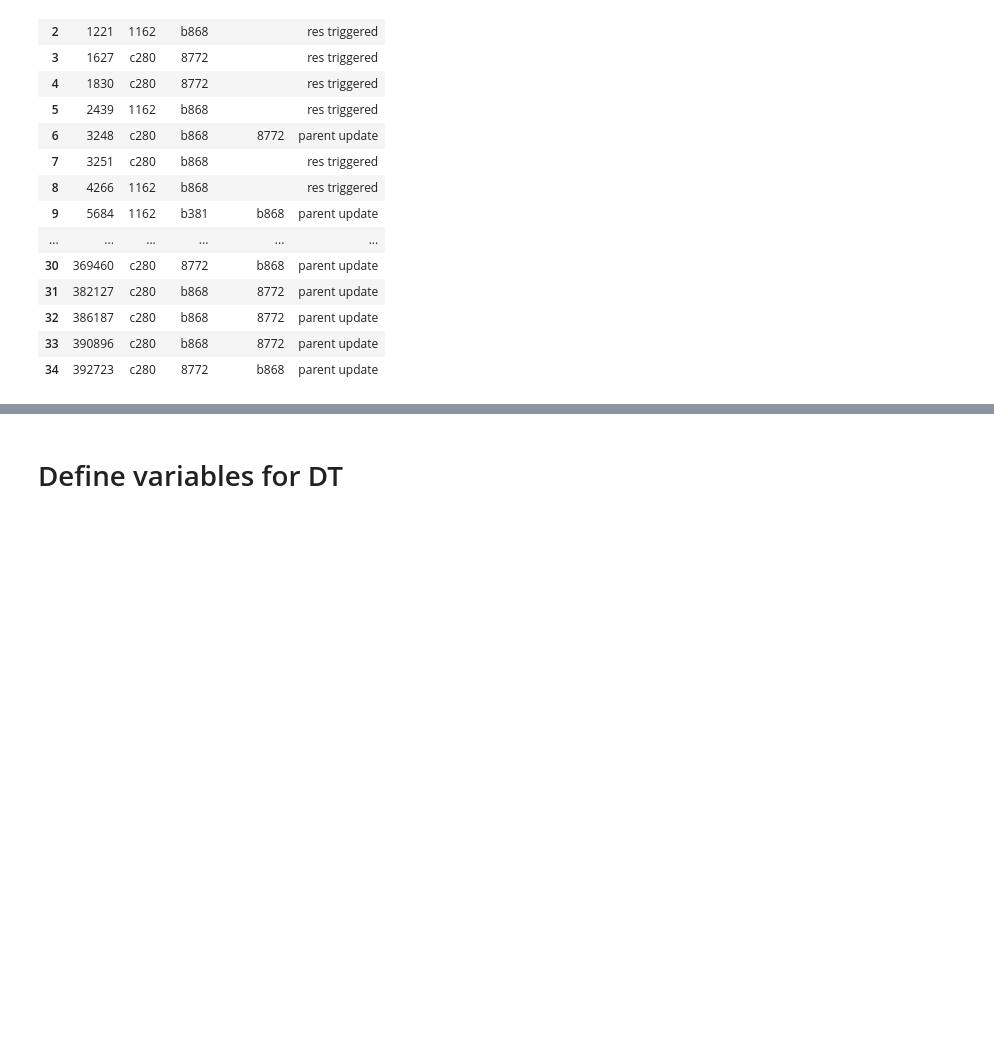
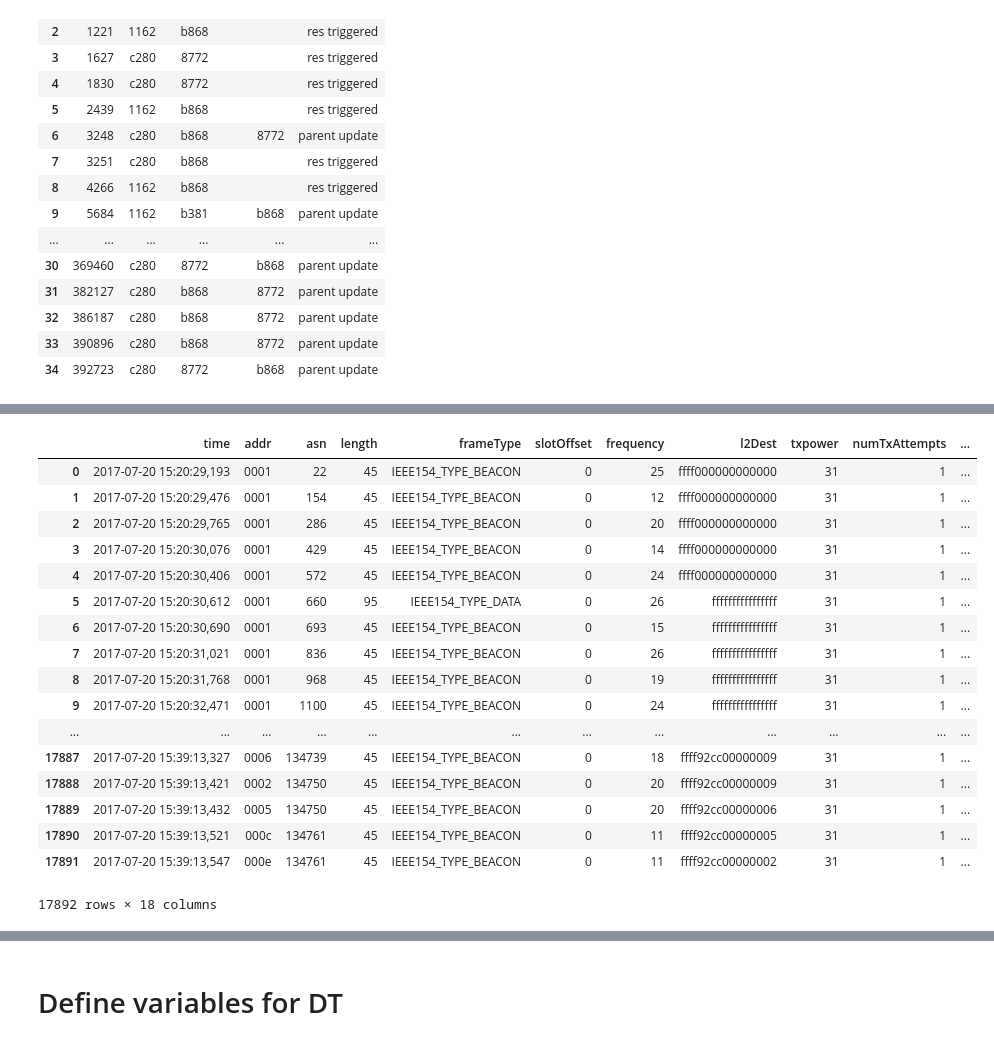
Before and after one commit to pomme-abricot/openwsn-sw, a Jupyter notebook: software/openAnalyzer/TEST_lecture_de_fichier.ipynb, the cells around one changed output, grey strips where cells are left out. Drawn from its saved outputs; the diff is of its cells as text; code cells hidden in the pictures; blank space fills up the shorter version.

```diff
--- a/software/openAnalyzer/TEST_lecture_de_fichier.ipynb
+++ b/software/openAnalyzer/TEST_lecture_de_fichier.ipynb
@@ -194,0 +180,24 @@ See the caveats in the documentation: http://pandas.pydata.org/pandas-docs/stabl
+# %%
+df_tx = pd.read_csv(r'data_csv/pkt_tx.csv', dtype=str)
+df_tx["asn"] = df_tx["asn"].astype(int)
+df_tx["numTxAttempts"] = df_tx["numTxAttempts"].astype(int)
+df_tx
+# %% [output]
+|  | time | addr | asn | length | frameType | slotOffset | frequency | l2Dest | txpower | numTxAttempts | ... |
+| 0 | 2017-07-20 15:20:29,193 | 0001 | 22 | 45 | IEEE154_TYPE_BEACON | 0 | 25 | ffff000000000000 | 31 | 1 | ... |
+| 1 | 2017-07-20 15:20:29,476 | 0001 | 154 | 45 | IEEE154_TYPE_BEACON | 0 | 12 | ffff000000000000 | 31 | 1 | ... |
+| 2 | 2017-07-20 15:20:29,765 | 0001 | 286 | 45 | IEEE154_TYPE_BEACON | 0 | 20 | ffff000000000000 | 31 | 1 | ... |
+| 3 | 2017-07-20 15:20:30,076 | 0001 | 429 | 45 | IEEE154_TYPE_BEACON | 0 | 14 | ffff000000000000 | 31 | 1 | ... |
+| 4 | 2017-07-20 15:20:30,406 | 0001 | 572 | 45 | IEEE154_TYPE_BEACON | 0 | 24 | ffff000000000000 | 31 | 1 | ... |
+| 5 | 2017-07-20 15:20:30,612 | 0001 | 660 | 95 | IEEE154_TYPE_DATA | 0 | 26 | ffffffffffffffff | 31 | 1 | ... |
+| 6 | 2017-07-20 15:20:30,690 | 0001 | 693 | 45 | IEEE154_TYPE_BEACON | 0 | 15 | ffffffffffffffff | 31 | 1 | ... |
+| 7 | 2017-07-20 15:20:31,021 | 0001 | 836 | 45 | IEEE154_TYPE_BEACON | 0 | 26 | ffffffffffffffff | 31 | 1 | ... |
+| 8 | 2017-07-20 15:20:31,768 | 0001 | 968 | 45 | IEEE154_TYPE_BEACON | 0 | 19 | ffffffffffffffff | 31 | 1 | ... |
+| 9 | 2017-07-20 15:20:32,471 | 0001 | 1100 | 45 | IEEE154_TYPE_BEACON | 0 | 24 | ffffffffffffffff | 31 | 1 | ... |
+| ... | ... | ... | ... | ... | ... | ... | ... | ... | ... | ... | ... |
+| 17887 | 2017-07-20 15:39:13,327 | 0006 | 134739 | 45 | IEEE154_TYPE_BEACON | 0 | 18 | ffff92cc00000009 | 31 | 1 | ... |
+| 17888 | 2017-07-20 15:39:13,421 | 0002 | 134750 | 45 | IEEE154_TYPE_BEACON | 0 | 20 | ffff92cc00000009 | 31 | 1 | ... |
+| 17889 | 2017-07-20 15:39:13,432 | 0005 | 134750 | 45 | IEEE154_TYPE_BEACON | 0 | 20 | ffff92cc00000006 | 31 | 1 | ... |
+| 17890 | 2017-07-20 15:39:13,521 | 000c | 134761 | 45 | IEEE154_TYPE_BEACON | 0 | 11 | ffff92cc00000005 | 31 | 1 | ... |
+| 17891 | 2017-07-20 15:39:13,547 | 000e | 134761 | 45 | IEEE154_TYPE_BEACON | 0 | 11 | ffff92cc00000002 | 31 | 1 | ... |
+17892 rows × 18 columns
```
Also changed, not shown: parts of 33 cells of this notebook, 10 other files.
